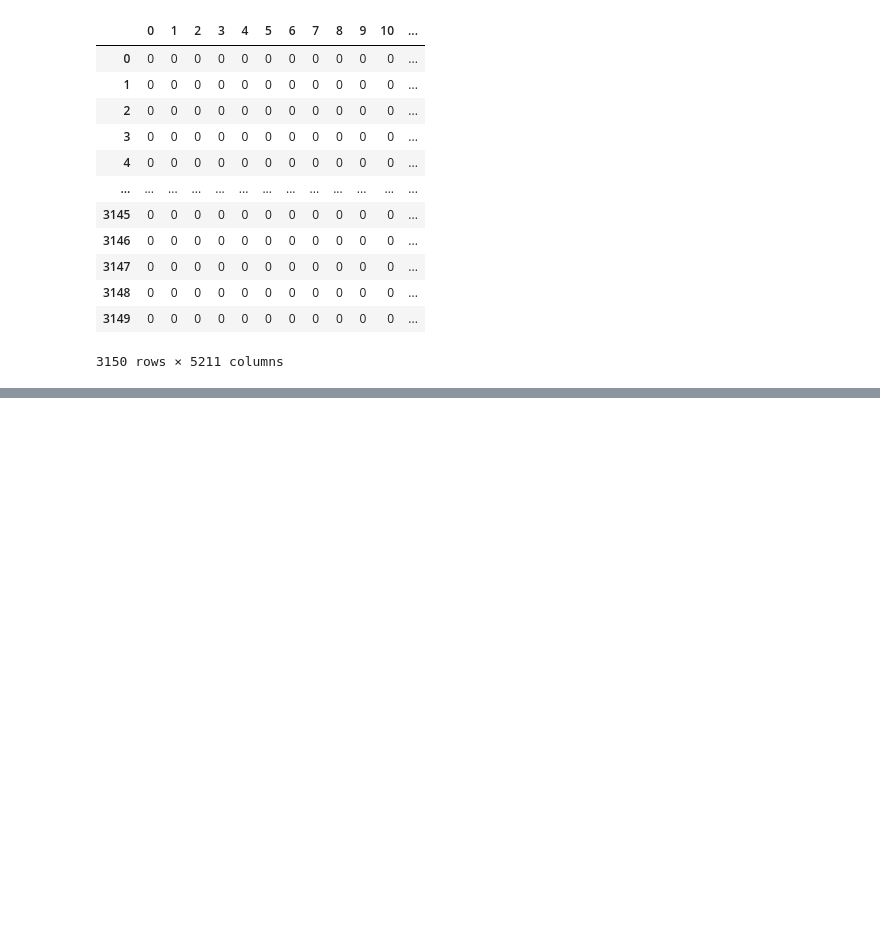
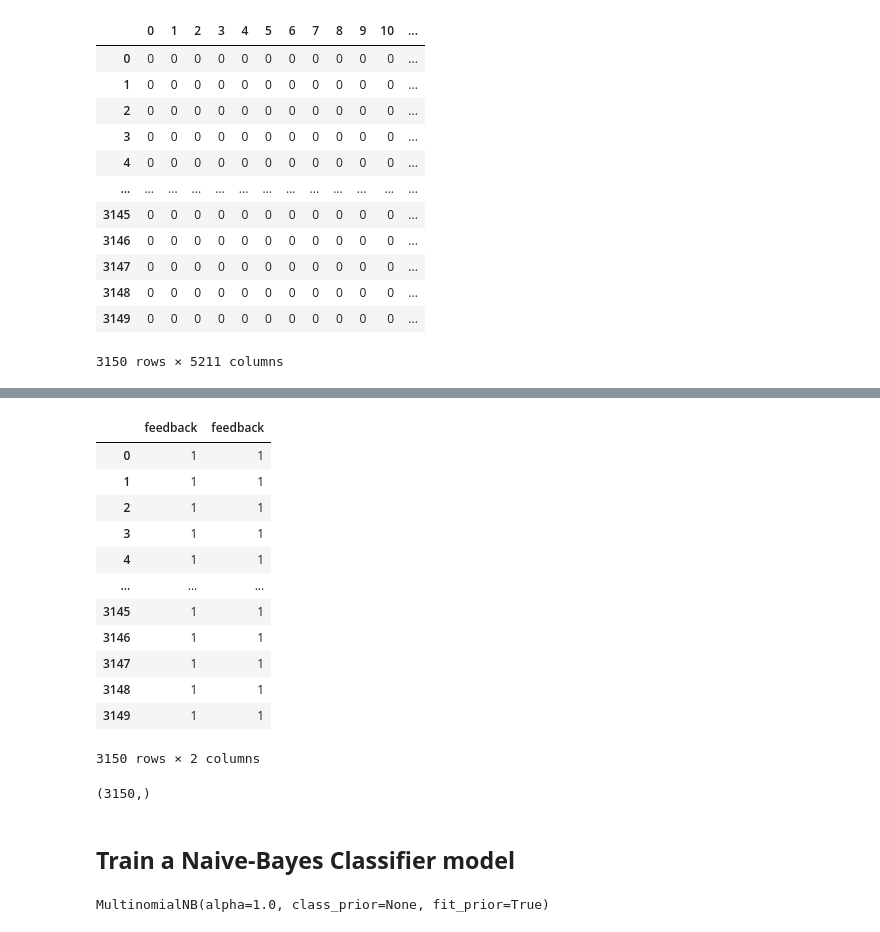
Before and after one commit to Priyo-prog/Understanding-product-review, a Jupyter notebook: Understanding_Product_Review.ipynb, the cells around one changed output, grey strips where cells are left out. Saved outputs shown, nothing was run; the diff lists cells and outputs as text; code cells hidden in the pictures; blank space fills up the shorter version.

```diff
--- a/Understanding_Product_Review.ipynb
+++ b/Understanding_Product_Review.ipynb
@@ -405,7 +405,7 @@ reviews
 # %%
 # Now concatenate this to the main dataframe
 
-reviews_df = pd.concat([reviews_df, reviews_df], axis=1)
+reviews_df = pd.concat([reviews_df, reviews], axis=1)
 # %%
 reviews_df.head()
 # %% [output]
@@ -417,0 +450,18 @@ reviews_df.head()
+# %%
+y_intermediate = reviews_df['feedback']
+# %%
+y_intermediate
+# %% [output]
+|  | feedback | feedback |
+| 0 | 1 | 1 |
+| 1 | 1 | 1 |
+| 2 | 1 | 1 |
+| 3 | 1 | 1 |
+| 4 | 1 | 1 |
+| ... | ... | ... |
+| 3145 | 1 | 1 |
+| 3146 | 1 | 1 |
+| 3147 | 1 | 1 |
+| 3148 | 1 | 1 |
+| 3149 | 1 | 1 |
+3150 rows × 2 columns
@@ -417,0 +470,6 @@ reviews_df.head()
+# %%
+y.shape
+# %% [output]
+(3150,)
+# %% [markdown]
+## **Train a Naive-Bayes Classifier model**
@@ -417,0 +480,6 @@ reviews_df.head()
+# %%
+from sklearn.naive_bayes import MultinomialNB
+NB_classifier = MultinomialNB()
+NB_classifier.fit(X_train, y_train)
+# %% [output]
+MultinomialNB(alpha=1.0, class_prior=None, fit_prior=True)
```
Also changed, not shown: parts of 7 cells of this notebook.
